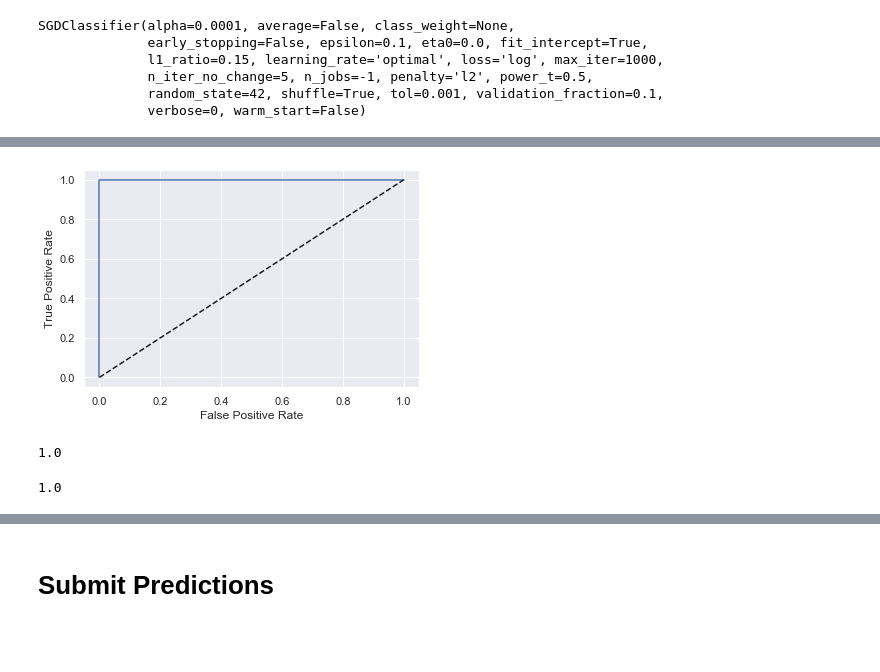
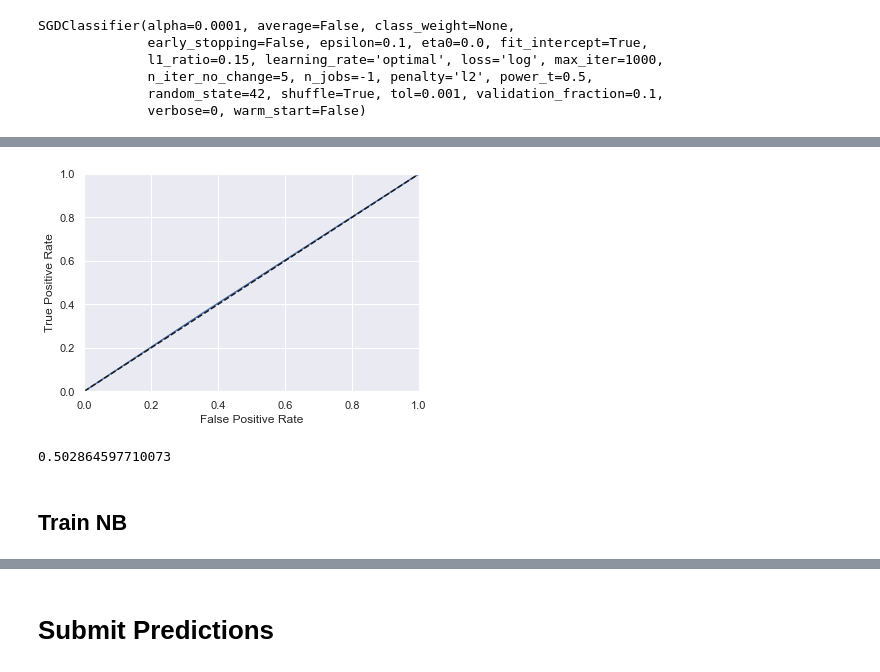
Before and after one commit to gsoosk/FraudDetection, a Jupyter notebook: Fraud Detection.ipynb, the cells around one changed output, grey strips where cells are left out. Saved outputs shown, nothing was run; the diff lists cells and outputs as text; code cells hidden in the pictures; blank space fills up the shorter version.

```diff
--- a/Fraud Detection.ipynb
+++ b/Fraud Detection.ipynb
@@ -661 +1111,3 @@ X = transaction_pipeline.fit_transform(train_transaction )
+# %%
+X.drop(['TransactionID'],axis=1,  inplace=True)
 # %%
@@ -678,0 +1123,4 @@ array([[-1.73204787, -0.19041718, -1.57798669, ..., -0.45404132,
+# %%
+X = X.fillna(-1000)
+# %%
+X = pd.DataFrame(StandardScaler().fit_transform(X), columns=X.columns)
@@ -708,12 +1150,12 @@ def show_fpr_tpr(fpr, tpr):
     plt.plot(fpr, tpr)
     plt.xlabel("False Positive Rate")
     plt.plot([0, 1], [0, 1], 'k--')
-#     plt.axis([0, 1, 0, 1])
+    plt.axis([0, 1, 0, 1])
     plt.ylabel("True Positive Rate")
     plt.show()
 
-def analys_model(model):
-    y_probs = cross_val_predict(model, X, y, cv=3, method="predict_proba", n_jobs=-1)
+def analys_model(model, x=X, y=y):
+    y_probs = cross_val_predict(model, x, y, cv=3, method="predict_proba", n_jobs=-1)
     y_score = y_probs[:, -1]
     fpr, tpr, threshold = roc_curve(y, y_score)
     show_fpr_tpr(fpr, tpr)
@@ -768,5 +1233,5 @@ array([1.89262262e-244, 4.17019112e-245, 5.43324432e-245, ...,
 # %%
-analys_model(sgd)
+analys_model(sgd, x=X, y=y)
 # %% [output]
-[figure, old version]
+[figure, new version]
-1.0
+0.502864597710073
@@ -775,4 +1238,2 @@ y_probs = cross_val_predict(sgd, X, y, cv=10, method="predict_proba", n_jobs=-1)
-# %%
-roc_auc_score(y, y_probs[:, -1])
-# %% [output]
-1.0
+# %% [markdown]
+## Train NB
```
Also changed, not shown: parts of 139 cells of this notebook.
